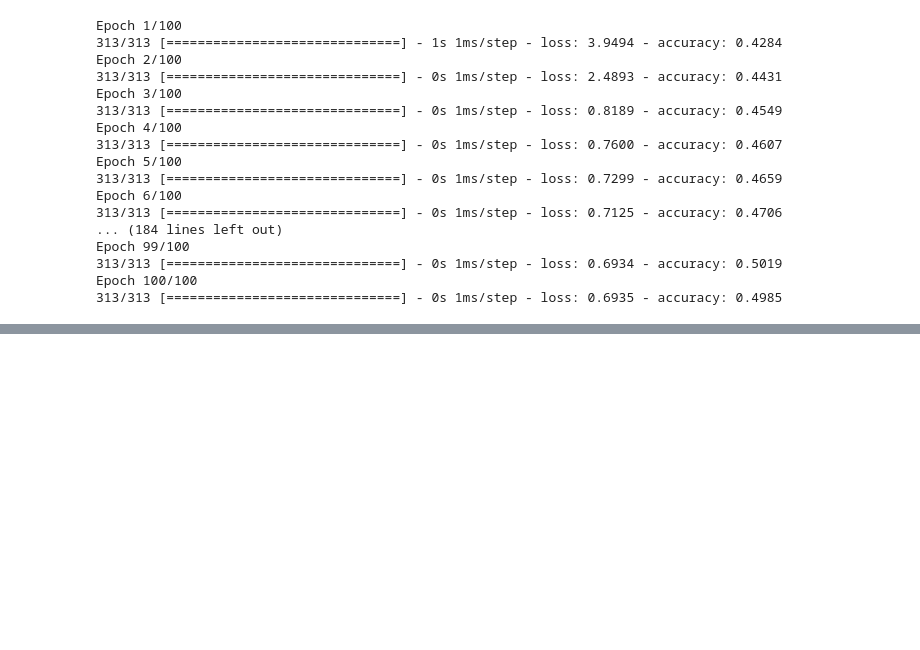
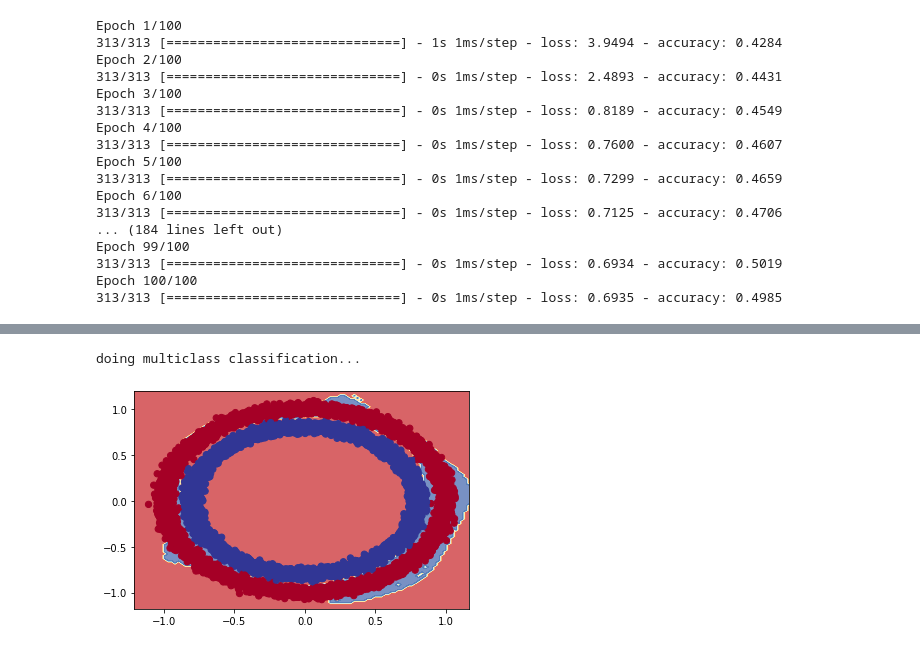
Before and after one commit to JonasHagstrom79/Tensorflow, a Jupyter notebook: 02_neural_network_classification_with_tensorflow.ipynb, the cells around one changed output, grey strips where cells are left out. Cells and saved outputs as stored; diff of their text form; code cells hidden in the pictures; blank space fills up the shorter version.

```diff
--- a/02_neural_network_classification_with_tensorflow.ipynb
+++ b/02_neural_network_classification_with_tensorflow.ipynb
@@ -554,0 +557,18 @@ Epoch 100/100
+# %%
+#Set random seed
+tf.random.set_seed(42)
+
+# 1. Create a model with a non-linear activation
+model_playground = tf.keras.Sequential([
+  tf.keras.layers.Dense(8, activation=tf.keras.activations.tanh),
+  tf.keras.layers.Dense(8, activation=tf.keras.activations.tanh),
+  tf.keras.layers.Dense(2, activation=tf.keras.activations.tanh)
+])
+
+# 2. Compile the model
+model_playground.compile(loss=tf.keras.losses.BinaryCrossentropy(),
+                optimizer=tf.keras.optimizers.Adam(lr=0.001),
+                metrics=["accuracy"])
+
+# 3. Fit the model
+history = model_playground.fit(X, y, epochs=1000)
@@ -554,0 +594,8 @@ Epoch 100/100
+# %%
+# Check the decision boundary for our latest model
+plot_decision_boundary(model=model_playground,
+                       X=X,
+                       y=y)
+# %% [output]
+doing multiclass classification...
+[figure, added]
```
Also changed, not shown: parts of 2 cells of this notebook.
